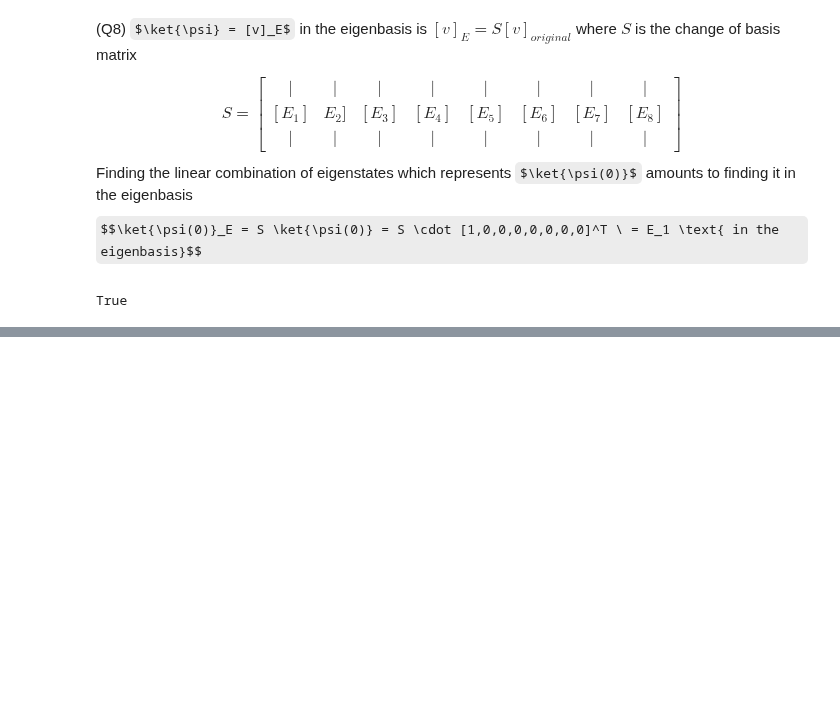
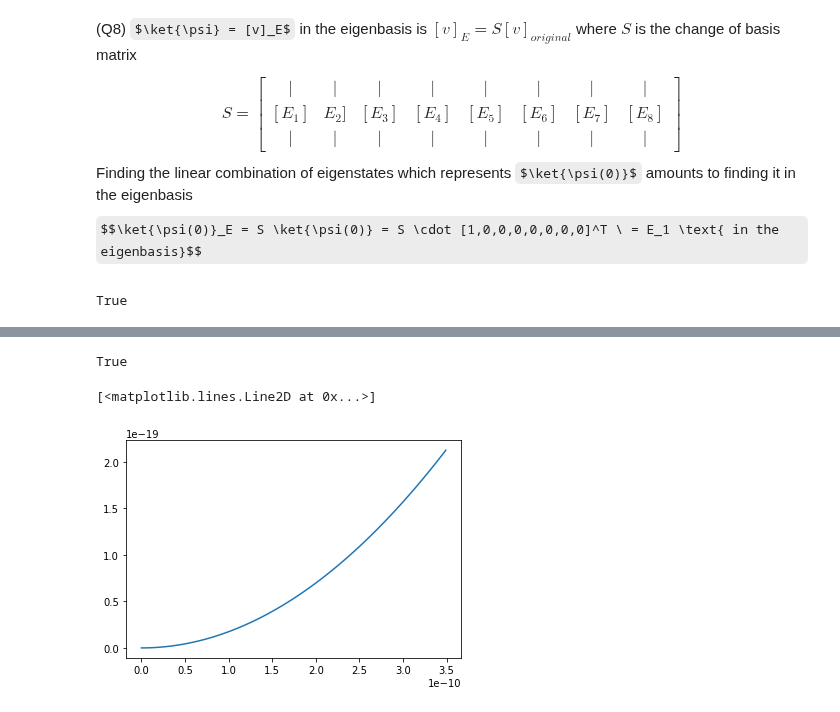
Before and after one commit to abrandenberger/phys-357, a Jupyter notebook: Assignment7.ipynb, the cells around one changed output, grey strips where cells are left out. Cells and saved outputs as stored; diff of their text form; code cells hidden in the pictures; some formulas as TeX source; blank space fills up the shorter version.

```diff
--- a/Assignment7.ipynb
+++ b/Assignment7.ipynb
@@ -121,0 +127,2 @@ $$ \ket{\psi(t)} = \sum_\lambda e^{-\frac{i}{\hbar}E_\lambda t}\ket{E_\lambda}$$
+# %%
+D = np.exp(-(1j/hbar)*np.diag(H_eff_evals)) # will need to multiply by t to get D as defined above
@@ -121,0 +131,18 @@ $$ \ket{\psi(t)} = \sum_\lambda e^{-\frac{i}{\hbar}E_\lambda t}\ket{E_\lambda}$$
+# %%
+resultvec_e = np.matmul(S, resultvec)
+print(np.all(resultvec_e == H_eff_evecs[1]))
+# %% [output]
+True
+# %%
+def psi_eig(t, invec_e, resultvec_e):
+    outvec_e = np.matmul(D*t, invec_e)
+    prob = project(outvec_e, resultvec_e)
+    return (outvec_e, prob)
+# %%
+tvals = np.linspace(0, T, num=100)
+plotdata = [psi_eig(t, invec_e, resultvec_e)[1] for t in tvals]
+# %%
+plt.plot(tvals, plotdata)
+# %% [output]
+[<matplotlib.lines.Line2D at 0x...>]
+[figure, added]
```
Also changed, not shown: parts of 5 cells of this notebook.
